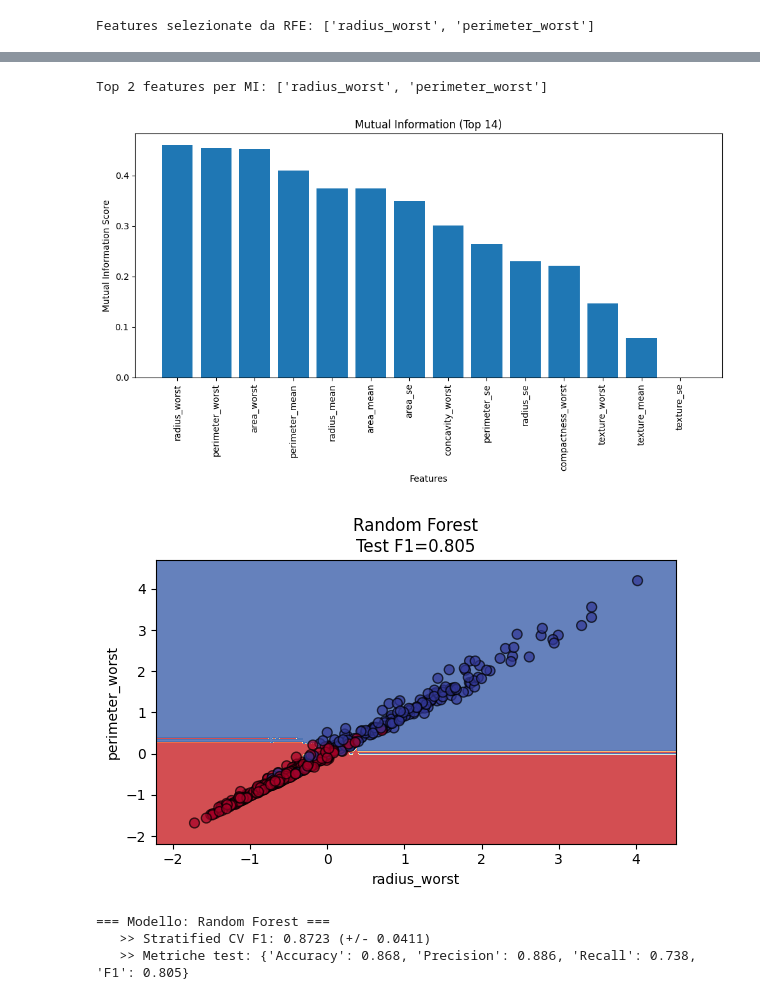
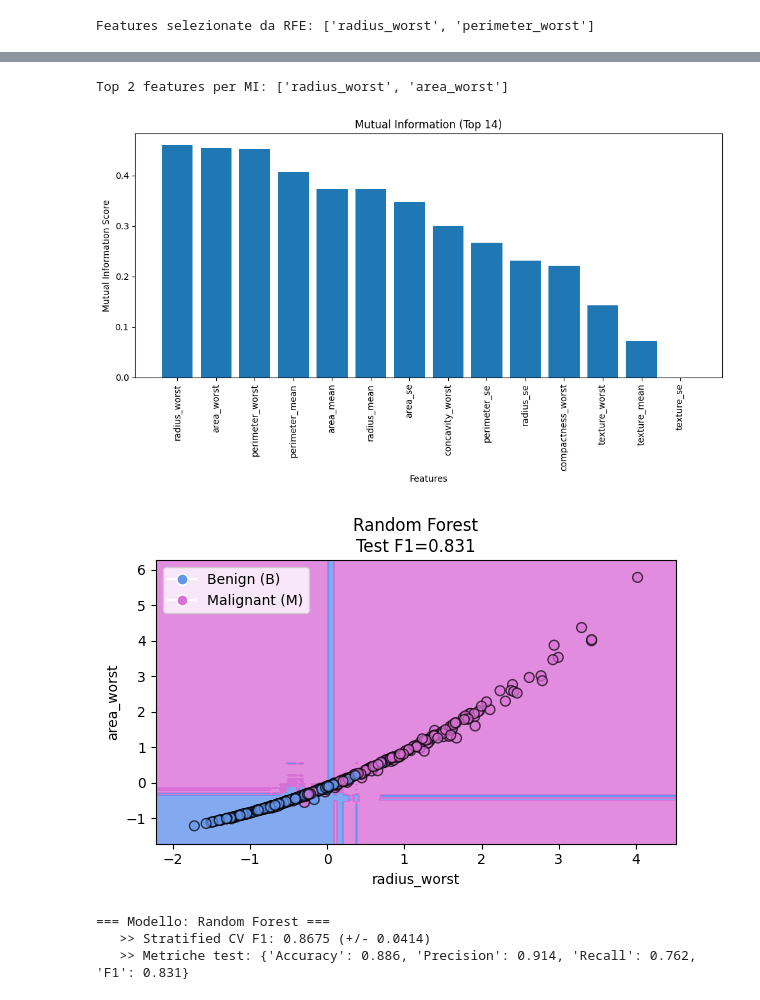
Before and after one commit to Pandanna/Data-Mining-Project, a Jupyter notebook: Cancer_dataset.ipynb, the cells around one changed output, grey strips where cells are left out. Cells and saved outputs as stored; diff of their text form; code cells hidden in the pictures.

```diff
--- a/Cancer_dataset.ipynb
+++ b/Cancer_dataset.ipynb
@@ -488,7 +488,7 @@ print(f"\nMiglior modello: {best_model_name} con F1-score = {best_f1_score}")
 
 # Estrai il modello migliore
 best_model = models[best_model_name]
-best_model.fit(X_train_scaled, y_train)
+best_model
 # %% [output]
 Miglior modello: Random Forest con F1-score = 0.95
 RandomForestClassifier(class_weight='balanced', random_state=42)
@@ -665,13 +717,18 @@ def train_eval_2d_models(models, X_train_2d, X_test_2d, y_train, y_test,
 model = models[best_model_name]
 # %%
-# PCA con 2 componenti
+print("=== Analisi PCA ===")
+
 pca = PCA(n_components=2, random_state=RANDOM_STATE)
 X_train_pca = pca.fit_transform(X_train_scaled)
 X_test_pca = pca.transform(X_test_scaled)
 
-print(f"Varianza spiegata dalle 2 componenti: {pca.explained_variance_ratio_}")
-print(f"Varianza totale spiegata: {pca.explained_variance_ratio_.sum():.3f}")
+print(f"\nVarianza per componente:")
+for i, var in enumerate(pca.explained_variance_ratio_, 1):
+    print(f"  PC{i}: {var:.3f} ({var*100:.1f}%)")
 
-# Crea nomi per le componenti
 pca_feature_names = [f'PC{i+1}' for i in range(2)]
+
+total_var = pca.explained_variance_ratio_.sum()
+print(f"\nVarianza totale spiegata: {total_var:.3f} ({total_var*100:.1f}%)")
+print(f"Informazione persa: {1-total_var:.3f} ({(1-total_var)*100:.1f}%)")
 # %% [output]
@@ -680,11 +745,23 @@ Varianza totale spiegata: 0.761
 # %%
 # Visualizza PCA
+
+class_map = {0: 'Benign (B)', 1: 'Malignant (M)'}
+colors = [color_map_dict[class_map[label]] for label in y_train]
+
 plt.figure(figsize=(8, 6))
-scatter = plt.scatter(X_train_pca[:, 0], X_train_pca[:, 1], c=y_train,
-                      cmap='viridis', edgecolor='k', alpha=0.7)
+scatter = plt.scatter(X_train_pca[:, 0], X_train_pca[:, 1], c=colors,
+                    edgecolor='k', alpha=0.7)
 plt.xlabel('Prima Componente Principale')
 plt.ylabel('Seconda Componente Principale')
 plt.title('PCA - Visualizzazione 2D dei dati')
-plt.colorbar(scatter, label='Classe (0=Bad, 1=Good)')
+
+legend_elements = [
+    Line2D([0], [0], marker='o', color='w',
+           label=cls, markerfacecolor=col, markersize=8)
+    for cls, col in color_map_dict.items()
+]
+
+plt.legend(handles=legend_elements)
+
 plt.show()
 # %% [output]
@@ -803,46 +879,48 @@ mi_scores = mutual_info_classif(X_train_scaled, y_train)
 # Seleziona top 2 features
 mi_indices = np.argsort(mi_scores)[::-1][:2]
 
-print(f"\nTop 2 features per MI: {[feature_names[i] for i in mi_indices]}")
+print(f"\nTop 2 features per MI: {[feature_column_names[i] for i in mi_indices]}")
 
 # Seleziona le features
 X_train_mi = X_train_scaled[:, mi_indices]
 X_test_mi = X_test_scaled[:, mi_indices]
-feature_names_mi = [feature_names[i] for i in mi_indices]
+feature_names_mi = [feature_column_names[i] for i in mi_indices]
 # %% [output]
-Top 2 features per MI: ['radius_worst', 'perimeter_worst']
+Top 2 features per MI: ['radius_worst', 'area_worst']
 # %%
-# Visualizza mutual information (top 15)
+# Visualizza mutual information
 top_n = min(15, len(mi_scores))
 plt.figure(figsize=(10, 6))
 mi_sorted_indices = np.argsort(mi_scores)[::-1][:top_n]
 plt.bar(range(top_n), mi_scores[mi_sorted_indices])
-plt.xticks(range(top_n), [feature_names[i] for i in mi_sorted_indices], rotation=90)
+plt.xticks(range(top_n), [feature_column_names[i] for i in mi_sorted_indices], rotation=90)
 plt.xlabel('Features')
 plt.ylabel('Mutual Information Score')
 plt.title(f'Mutual Information (Top {top_n})')
 plt.tight_layout()
 plt.show()
 # %% [output]
-[figure, old version]
+[figure, new version]
 # %%
 results_mi = train_eval_2d_models(
     models=models_pca,
     X_train_2d=X_train_mi,
     X_test_2d=X_test_mi,
     y_train=y_train,
     y_test=y_test,
     feature_names_2d=feature_names_mi,
     strat_cv=strat_cv,
     task_type='binary',
+    class_map=class_map,
+    color_map_dict=color_map_dict,
     pos_label=TARGET_LABEL,
     do_plot=True
 )
 # %% [output]
-[figure, old version]
+[figure, new version]
 === Modello: Random Forest ===
-   >> Stratified CV F1: 0.8723 (+/- 0.0411)
-   >> Metriche test: {'Accuracy': 0.868, 'Precision': 0.886, 'Recall': 0.738, 'F1': 0.805}
+   >> Stratified CV F1: 0.8675 (+/- 0.0414)
+   >> Metriche test: {'Accuracy': 0.886, 'Precision': 0.914, 'Recall': 0.762, 'F1': 0.831}
 # %%
 # Crea DataFrame di confronto
 df_compare = pd.DataFrame({
```
Also changed, not shown: parts of 31 cells of this notebook.
